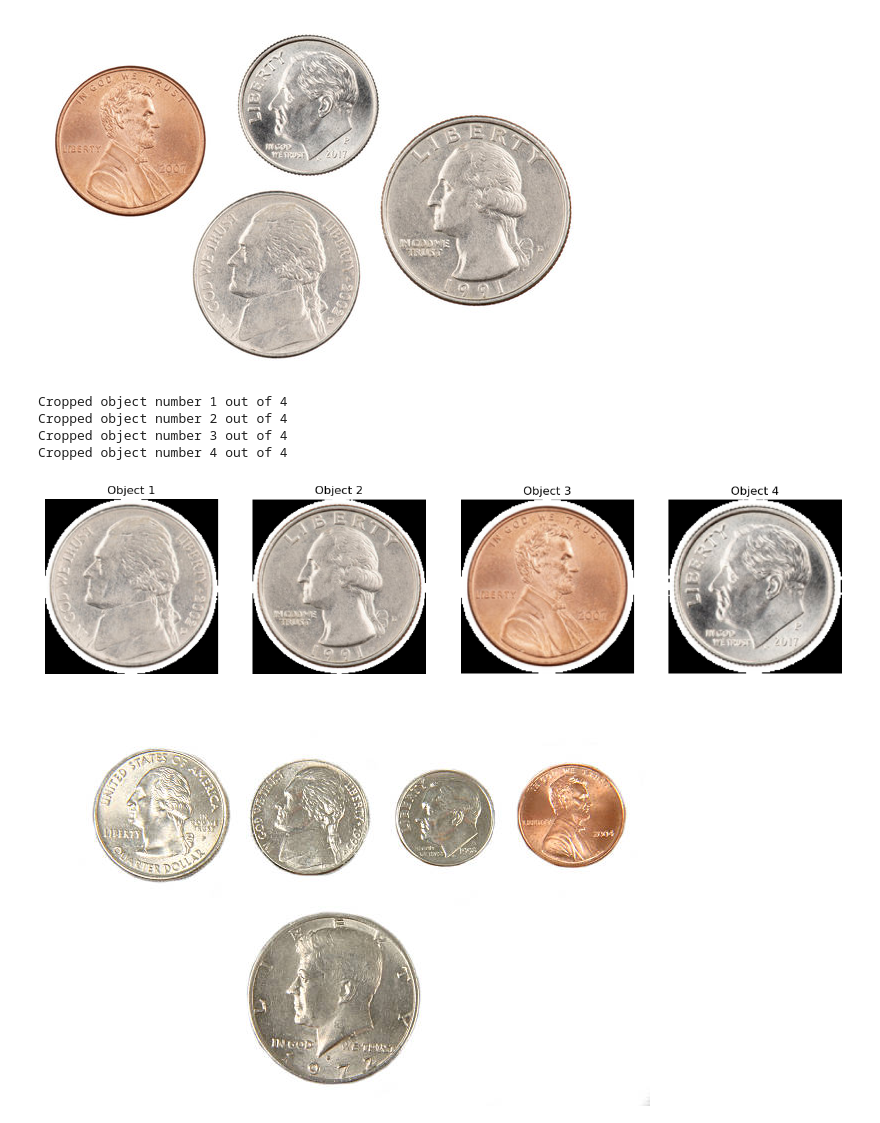
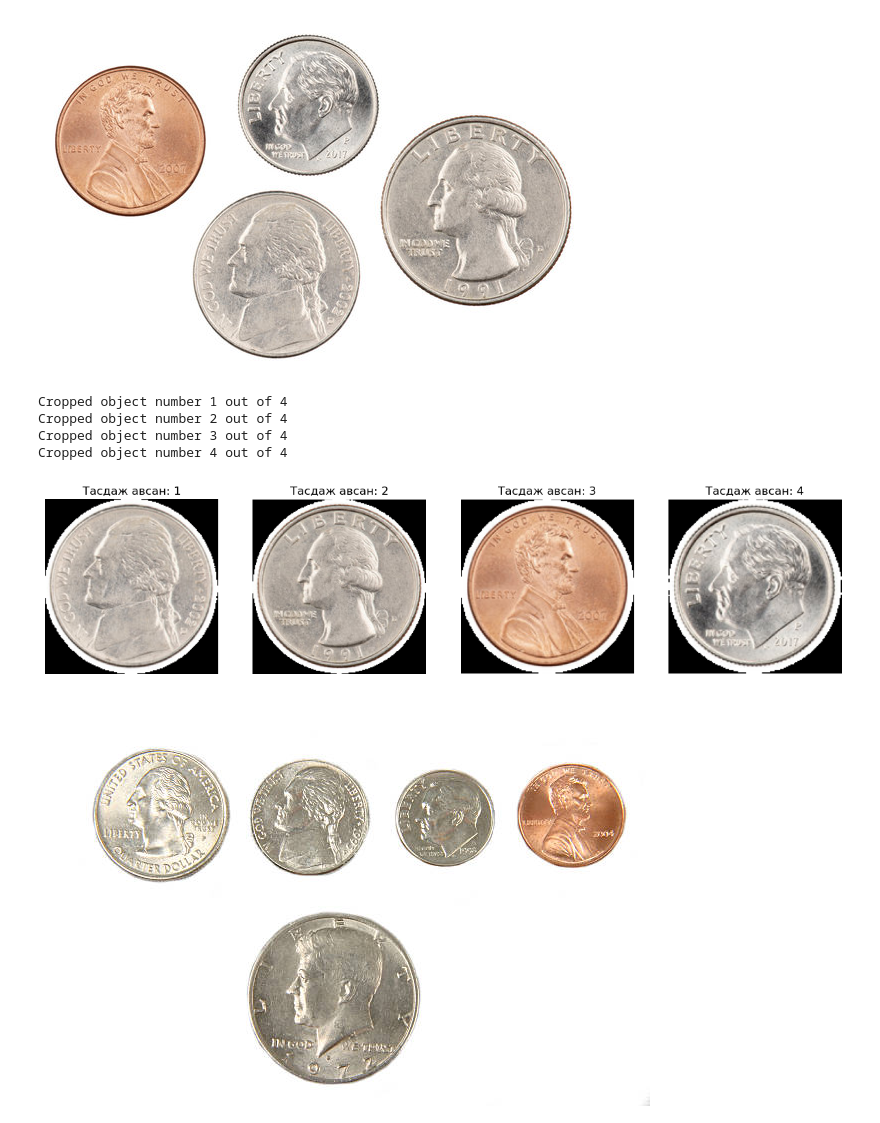
Before and after one commit to TemuujinE/NUM-Pattern-Recognition, a Jupyter notebook: lab3/coin_detect_and_crop.ipynb, the cells around one changed output. Drawn from its saved outputs; the diff is of its cells as text; code cells hidden in the pictures.

```diff
--- a/lab3/coin_detect_and_crop.ipynb
+++ b/lab3/coin_detect_and_crop.ipynb
@@ -70,18 +70,18 @@ Image.open('./test/test_img5.jpg')
 # %%
 cropped_objects = crop_coins_from_background('./test/test_img5.jpg')
 fig, axs = plt.subplots(1, len(cropped_objects), figsize = (15, 5))
 
 for i, (cropped_obj, ax) in enumerate(zip(cropped_objects, axs)):
     ax.imshow(cv2.cvtColor(cropped_obj, cv2.COLOR_BGR2RGB))
-    ax.set_title(f'Object {i + 1}')
+    ax.set_title(f'Тасдаж авсан: {i + 1}')
     ax.axis('off')
 plt.show()
 # %% [output]
 Cropped object number 1 out of 4
 Cropped object number 2 out of 4
 Cropped object number 3 out of 4
 Cropped object number 4 out of 4
-[figure, old version]
+[figure, new version]
 # %%
 Image.open(('./test/test_img16.jpg'))
 # %% [output]
```
Also changed, not shown: parts of 5 cells of this notebook, 40 other files.
